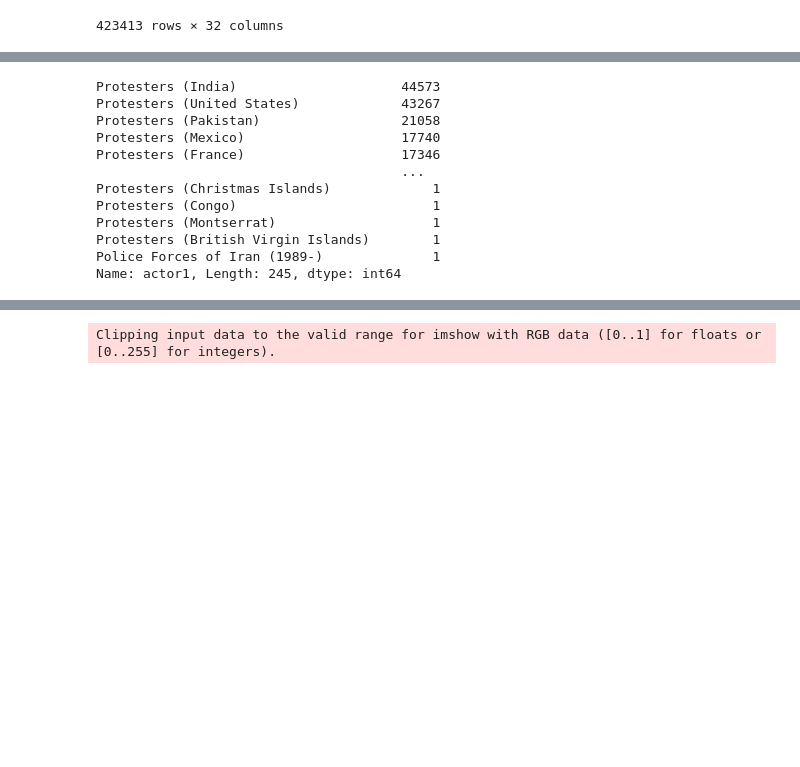
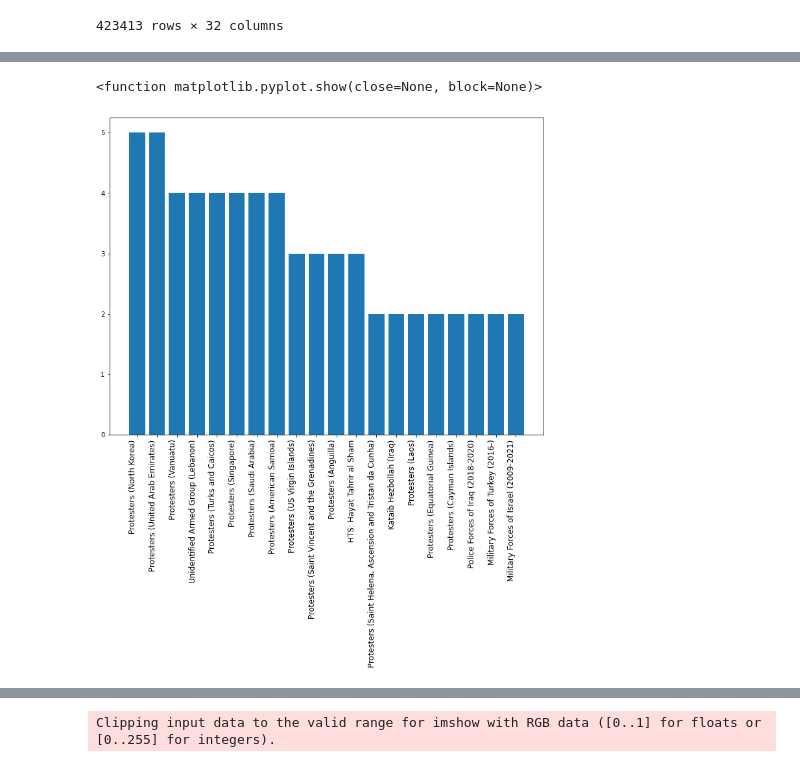
Before and after one commit to morgancoad/acled_data, a Jupyter notebook: notebooks/acled_eda.ipynb, the cells around one changed output, grey strips where cells are left out. Cells and saved outputs as stored; diff of their text form; code cells hidden in the pictures; blank space fills up the shorter version.

```diff
--- a/notebooks/acled_eda.ipynb
+++ b/notebooks/acled_eda.ipynb
@@ -128,0 +167,4 @@ plt.show
+# %%
+#Beacuse I didnt get as much insight from the actors with only 1 protest I made a variable that returned all actors with protests greater than one.
+acled_df_sort_bar_bottomtwenty_greaterone = acled_event_protests[(acled_event_protests['Count'] > 1)]
+acled_df_sort_bar_bottomtwenty_greaterone
@@ -128,0 +186,4 @@ plt.show
+# %%
+#Listed the actors with greater than one protest
+acled_df_sort_bar_bottomtwenty_greaterone_actor = acled_df_sort_bar_bottomtwenty_greaterone.value_counts('actor1').tail(20)
+acled_df_sort_bar_bottomtwenty_greaterone_actor
@@ -129,22 +208,14 @@ plt.show
+# %%
+#graphed (bar) the actors with the lowest amount of protests but have more than one protest documented.
+fig, ax = plt.subplots(figsize=(12,9))
+ax.bar(acled_df_sort_bar_bottomtwenty_greaterone_actor.index, acled_df_sort_bar_bottomtwenty_greaterone_actor)
+ax.set_xticklabels(acled_df_sort_bar_bottomtwenty_greaterone_actor.index, rotation=90, horizontalalignment = 'right', fontsize = '12')
+plt.show
+# %% [output]
+<function matplotlib.pyplot.show(close=None, block=None)>
+[figure, added]
 # %%
 #Count of rows for evet type "protests" grouped by year as a test to confirm that filtering the datetime was working as its supposed to.
 #acled_df.loc[acled_df['event_type'] == 'Protests'].groupby(by='year').count()
 #acled_event_protests[(acled_event_protests['event_date'] > pd.Timestamp('01 September 2020'))].groupby(by='year').count()
-# %%
-# because i dont want to know the world protests summed I am going to identify how many locations exist in the actor1 column
-
-acled_event_protests['actor1'].value_counts()
-# %% [output]
-Protesters (India)                     44573
-Protesters (United States)             43267
-Protesters (Pakistan)                  21058
-Protesters (Mexico)                    17740
-Protesters (France)                    17346
-                                       ...
-Protesters (Christmas Islands)             1
-Protesters (Congo)                         1
-Protesters (Montserrat)                    1
-Protesters (British Virgin Islands)        1
-Police Forces of Iran (1989-)              1
-Name: actor1, Length: 245, dtype: int64
 # %%
```
Also changed, not shown: parts of 18 cells of this notebook, 6 other files.
